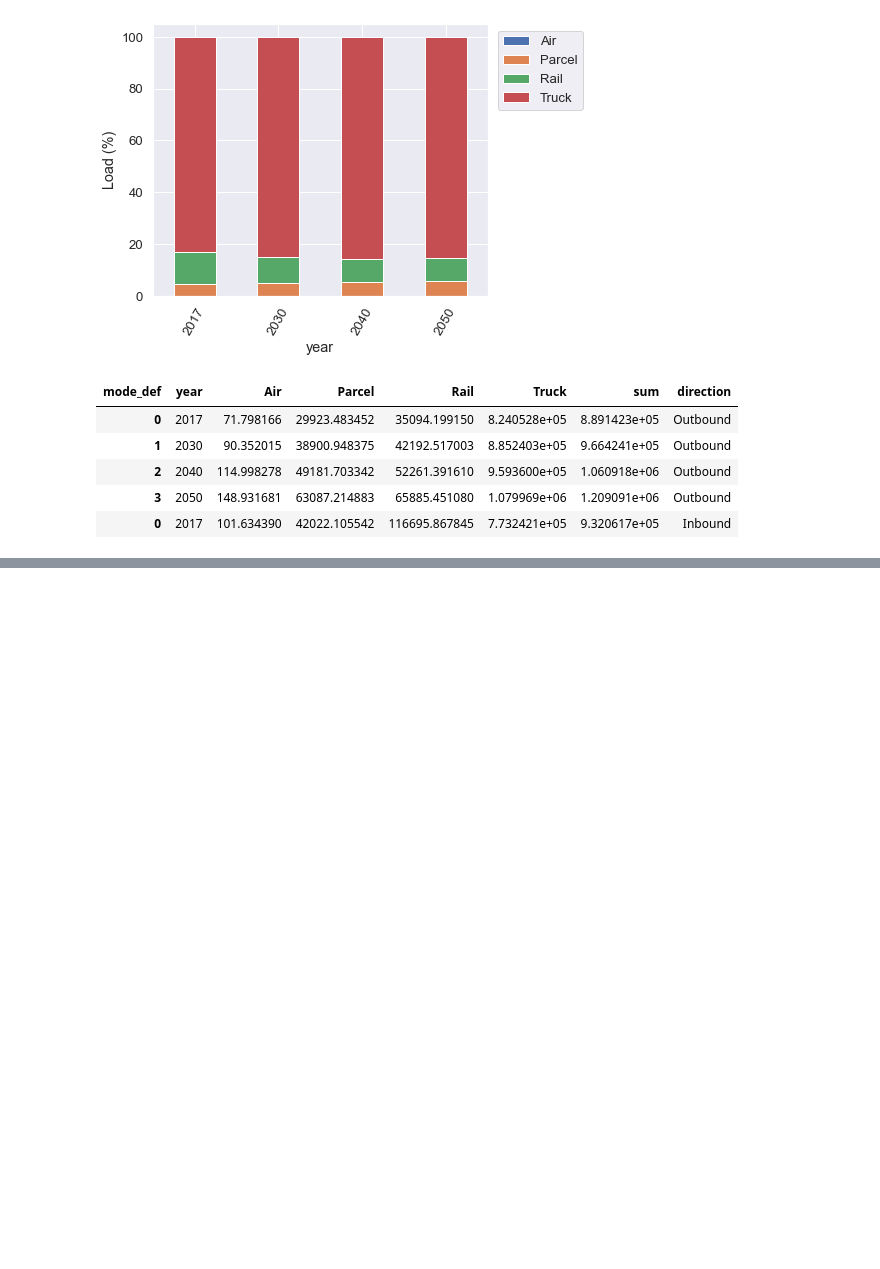
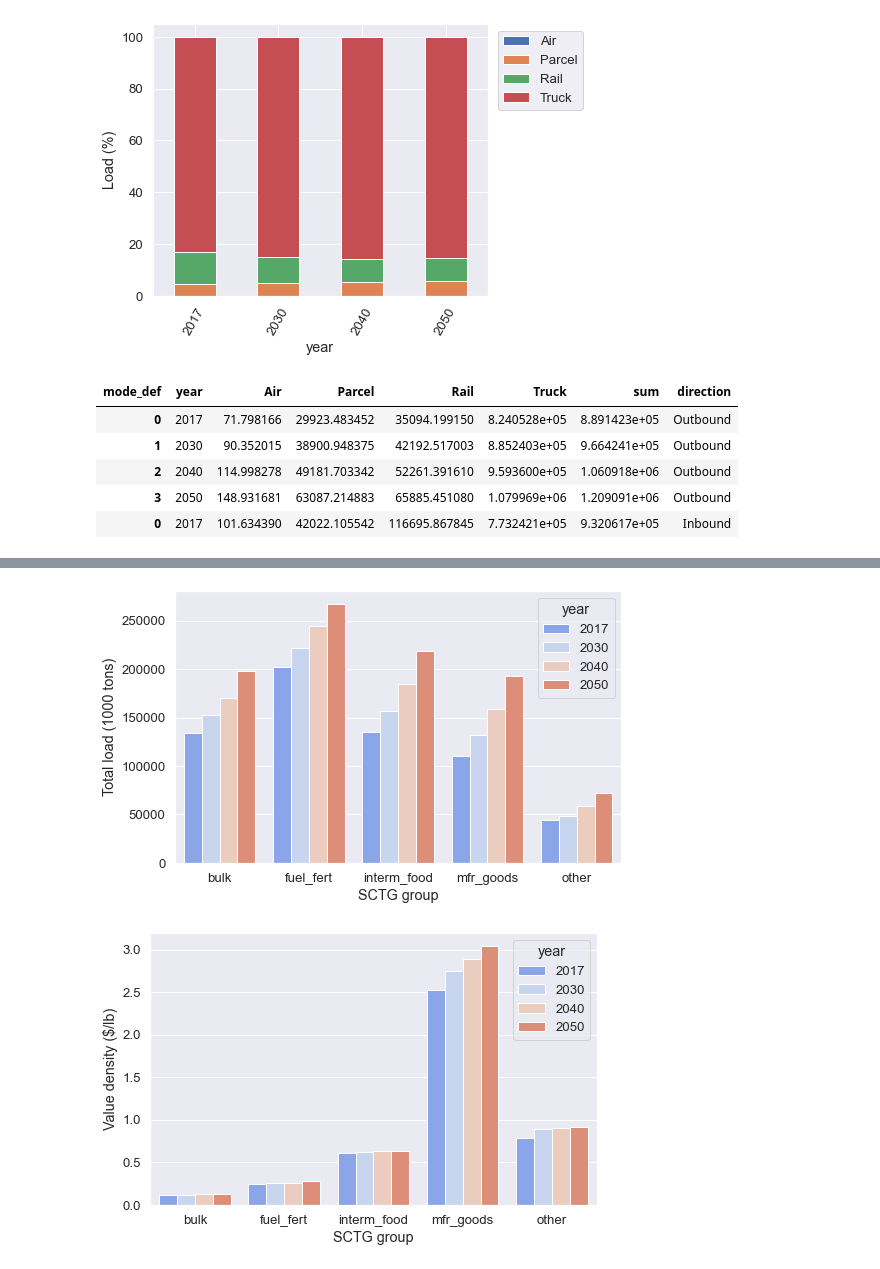
Before and after one commit to LBNL-UCB-STI/SynthFirm, a Jupyter notebook: scenario_analysis/forecast/demand_forecast_austin_input_visual.ipynb, the cells around one changed output, grey strips where cells are left out. Drawn from its saved outputs; the diff is of its cells as text; code cells hidden in the pictures; blank space fills up the shorter version.

```diff
--- a/scenario_analysis/forecast/demand_forecast_austin_input_visual.ipynb
+++ b/scenario_analysis/forecast/demand_forecast_austin_input_visual.ipynb
@@ -342,0 +374,31 @@ faf_results_by_mode_aus.head(5)
+# %%
+# plot consumption by SCTG - SF
+faf_attraction_sf = \
+faf_attraction_out.loc[faf_attraction_out['dms_dest'].isin([62, 64, 65, 69])]
+faf_attraction_tonnage_agg = \
+faf_attraction_sf.groupby(['SCTG_Name', 'year'])[['load', 'values']].sum()
+
+faf_attraction_tonnage_agg = faf_attraction_tonnage_agg.reset_index()
+
+faf_attraction_tonnage_agg.loc[:, 'value_density'] = \
+faf_attraction_tonnage_agg.loc[:, 'values'] * converstion_factor / \
+faf_attraction_tonnage_agg.loc[:, 'load']
+
+plt.figure(figsize = (8, 5))
+sns.barplot(data = faf_attraction_tonnage_agg,
+            x = "SCTG_Name", y = "load", hue = "year", palette = 'coolwarm')
+plt.xlabel('SCTG group')
+plt.ylabel('Total load (1000 tons)')
+plt.savefig('plots_SF/forecasted_attr_load_faf_SF.png', dpi = 300, bbox_inches = 'tight')
+plt.show()
+
+plt.figure(figsize = (8, 5))
+sns.barplot(data = faf_attraction_tonnage_agg,
+            x = "SCTG_Name", y = "value_density", hue = "year", palette = 'coolwarm')
+plt.xlabel('SCTG group')
+plt.ylabel('Value density ($/lb)')
+plt.savefig('plots_SF/forecasted_attr_value_density_faf_SF.png', dpi = 300, bbox_inches = 'tight')
+plt.show()
+# %% [output]
+[figure, added]
+[figure, added]
```
Also changed, not shown: parts of 4 cells of this notebook, 14 other files.
